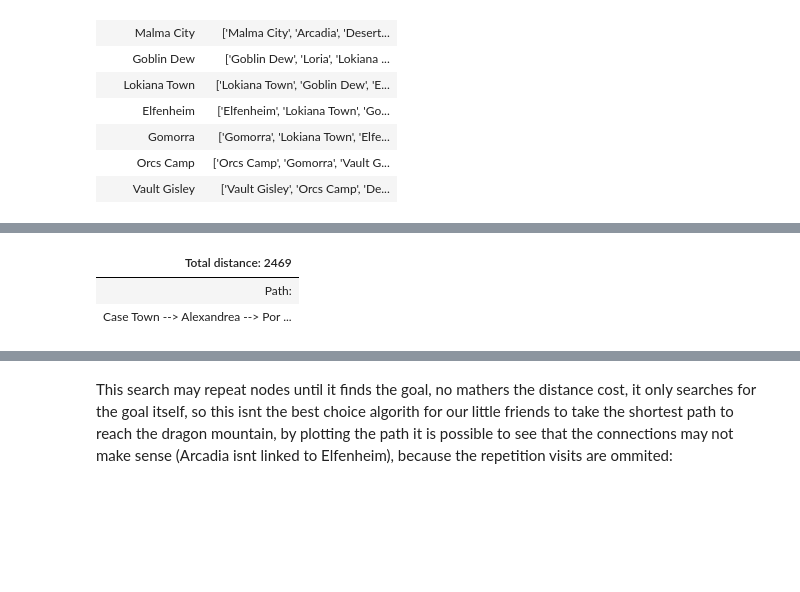
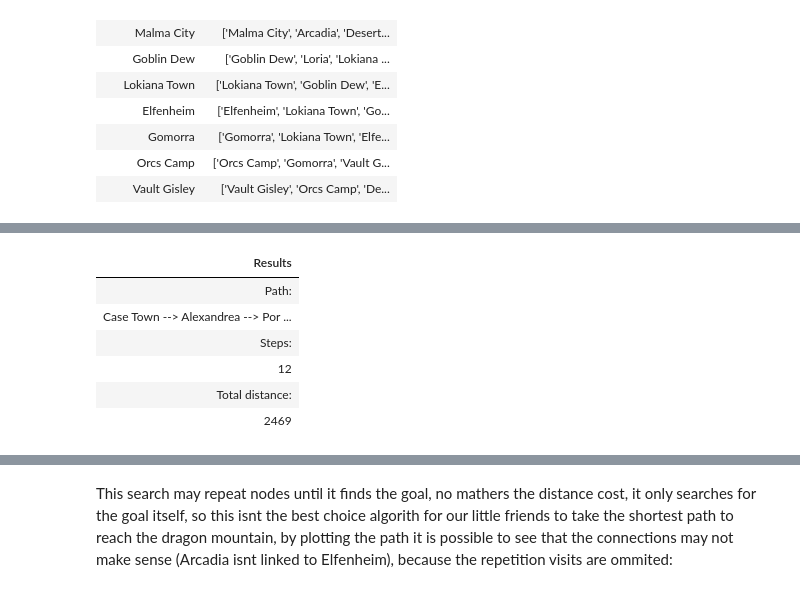
Before and after one commit to brunolcarli/GooGraph, a Jupyter notebook: graph_search.ipynb, the cells around one changed output, grey strips where cells are left out. Cells and saved outputs as stored; diff of their text form; code cells hidden in the pictures; blank space fills up the shorter version.

```diff
--- a/graph_search.ipynb
+++ b/graph_search.ipynb
@@ -71,6 +87,9 @@ class Graph:
 
     def add_node(self, node, edges=None):
         """ Add a node to graph """
+        if node in self._data:
+            return self.get_nodes()
+
         if not edges:
             edges = []
         if not isinstance(edges, list):
@@ -126,4 +145,9 @@ graph.add_edge('A', 'Z')
 graph.add_edge('W', 'Z')
 graph.add_edge('X', 'C')
 graph.add_edge('O', 'B')
+
+data = []
+for node in graph.get_nodes():
+    data.append([node, graph.get_edges(node)])
+pd.DataFrame(data, columns=['Node', 'Edges']).style.hide_index()
 # %% [output]
@@ -341,38 +374,67 @@ The breadth-first algorithm searches for the shallow next neighboors first. Star
 
 Below there is a breadth-first search function based upon the pseudocode at [Russel & Norvig (2010)](https://www.amazon.com/Artificial-Intelligence-Modern-Approach-3rd/dp/0136042597):
 # %%
-def breath_first_search(graph, initial_node, goal_node):
+def breadth_first_search(graph, initial_node, goal_node):
     node = initial_node
+    # starts a queue by the initial node
     queue = Queue(*graph.get_edges(initial_node))
     explored = []
-    solution = {
-        'total_distance': 0
-    }
+    solution = {'total_distance': 0}
+
+    # the steps and `i` variable are used to measure the big-O complexity
+    steps = []
+    i = 0
+    breadth_graph = Graph({})
 
     while not queue.empty():
+        i += 1
+        steps.append(i)
+
         node = queue.next()
         explored.append(node)
+        breadth_graph.add_node(node)
 
         for child in graph.get_edges(node):
+            i += 1
             if child in explored:
                 continue
+
+            breadth_graph.add_node(child)
+            breadth_graph.add_edge(node, child)
             explored.append(child)
+
             if child == goal_node:
                 path = []
                 for town in explored:
+                    i += 1
                     if town not in path:
                         path.append(town)
+
                 solution['path'] = path
                 solution['full_path'] = explored
+                solution['graph'] = breadth_graph
+                solution['steps'] = steps
                 return solution
+
             solution['total_distance'] += graph.get_edges(node)[child]
             queue.insert(child)
 # %%
-result = breath_first_search(highlands_graph, 'Case Town', 'Vault Gisley')
+breadth_result = breadth_first_search(highlands_graph, 'Case Town', 'Vault Gisley')
 
 # Show table for better visualization
-pd.DataFrame(['Path: ', ' --> '.join(result['path'])], columns=[f'Total distance: {result["total_distance"]}']).style.hide_index()
+path =  ' --> '.join(breadth_result['path'])
+pd.DataFrame(
+    [
+        'Path: ', path,
+        'Steps:', len(breadth_result['steps']),
+        'Total distance:', breadth_result["total_distance"]
+    ],
+    columns=['Results']).style.hide_index()
 # %% [output]
-| Total distance: 2469 |
+| Results |
 | Path: |
 | Case Town --> Alexandrea --> Por ... |
+| Steps: |
+| 12 |
+| Total distance: |
+| 2469 |
```
Also changed, not shown: parts of 11 cells of this notebook.
